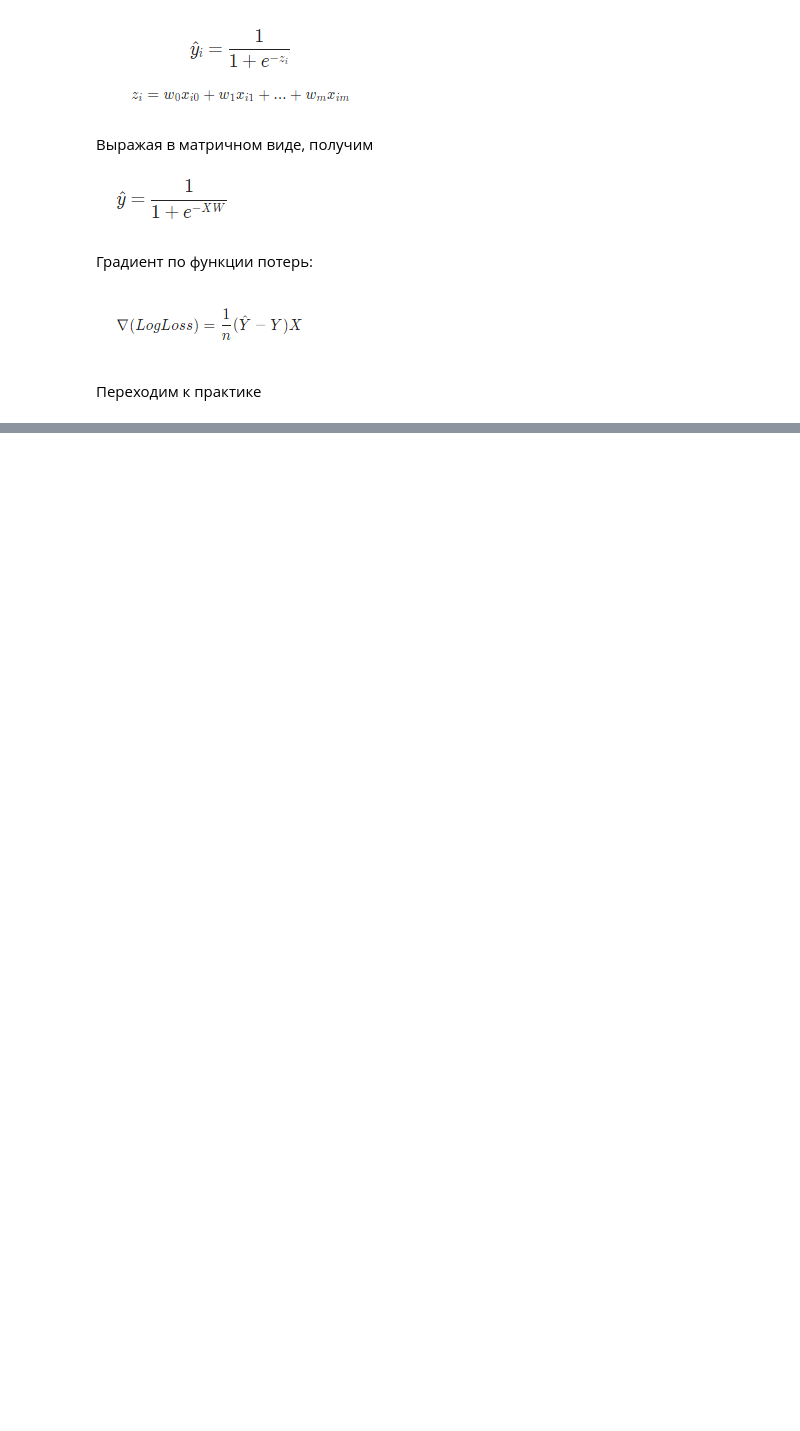
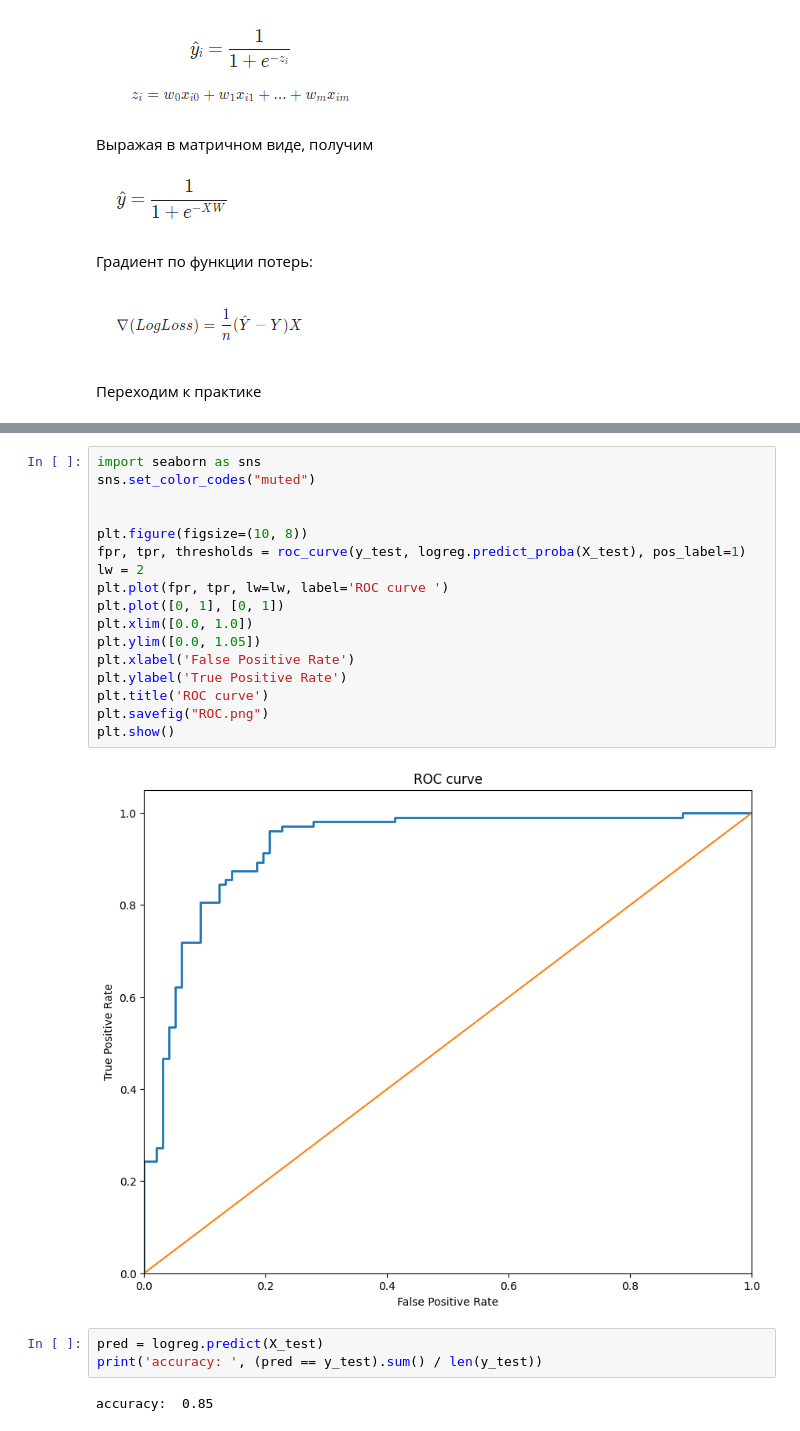
Before and after one commit to ibatuloff/MyStudies, a Jupyter notebook: STEPIK. Алгоритмы ML/логистическая регрессия.ipynb, the cells around one changed output, grey strips where cells are left out. Saved outputs shown, nothing was run; the diff lists cells and outputs as text; blank space fills up the shorter version.

```diff
--- a/STEPIK. Алгоритмы ML/логистическая регрессия.ipynb
+++ b/STEPIK. Алгоритмы ML/логистическая регрессия.ipynb
@@ -97,0 +133,24 @@ logreg.fit(X, y, 10)
+# %%
+import seaborn as sns
+sns.set_color_codes("muted")
+
+
+plt.figure(figsize=(10, 8))
+fpr, tpr, thresholds = roc_curve(y_test, logreg.predict_proba(X_test), pos_label=1)
+lw = 2
+plt.plot(fpr, tpr, lw=lw, label='ROC curve ')
+plt.plot([0, 1], [0, 1])
+plt.xlim([0.0, 1.0])
+plt.ylim([0.0, 1.05])
+plt.xlabel('False Positive Rate')
+plt.ylabel('True Positive Rate')
+plt.title('ROC curve')
+plt.savefig("ROC.png")
+plt.show()
+# %% [output]
+[figure, added]
+# %%
+pred = logreg.predict(X_test)
+print('accuracy: ', (pred == y_test).sum() / len(y_test))
+# %% [output]
+accuracy:  0.85
```
Also changed, not shown: parts of 5 cells of this notebook, 1 other file.
